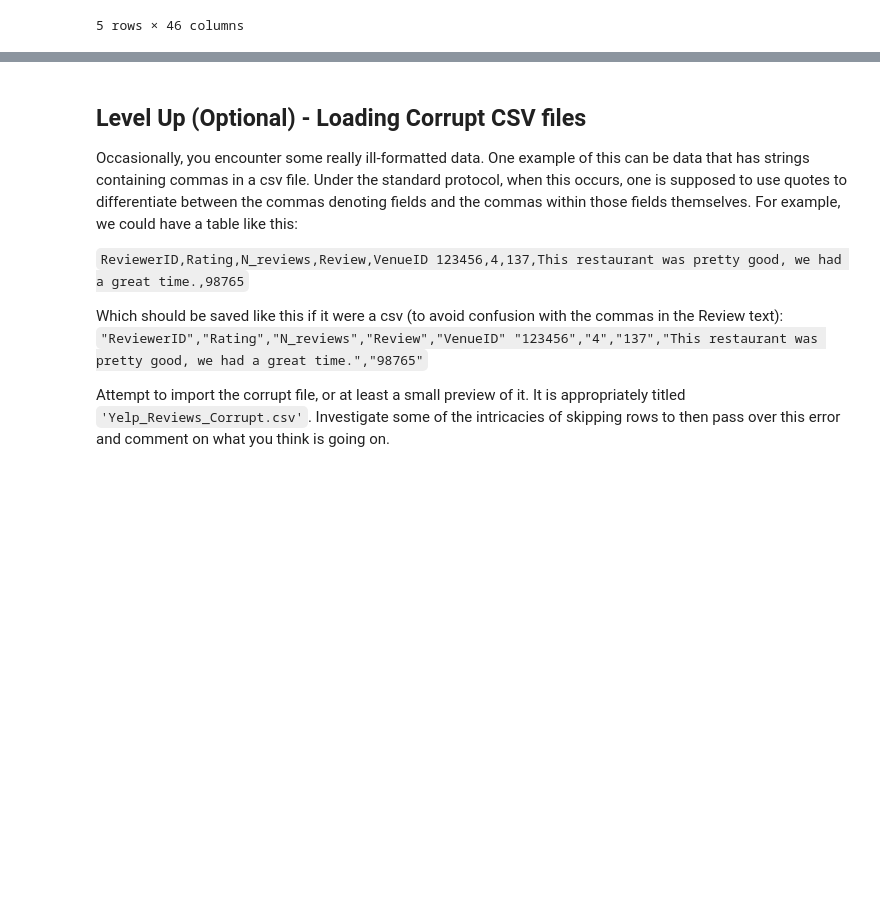
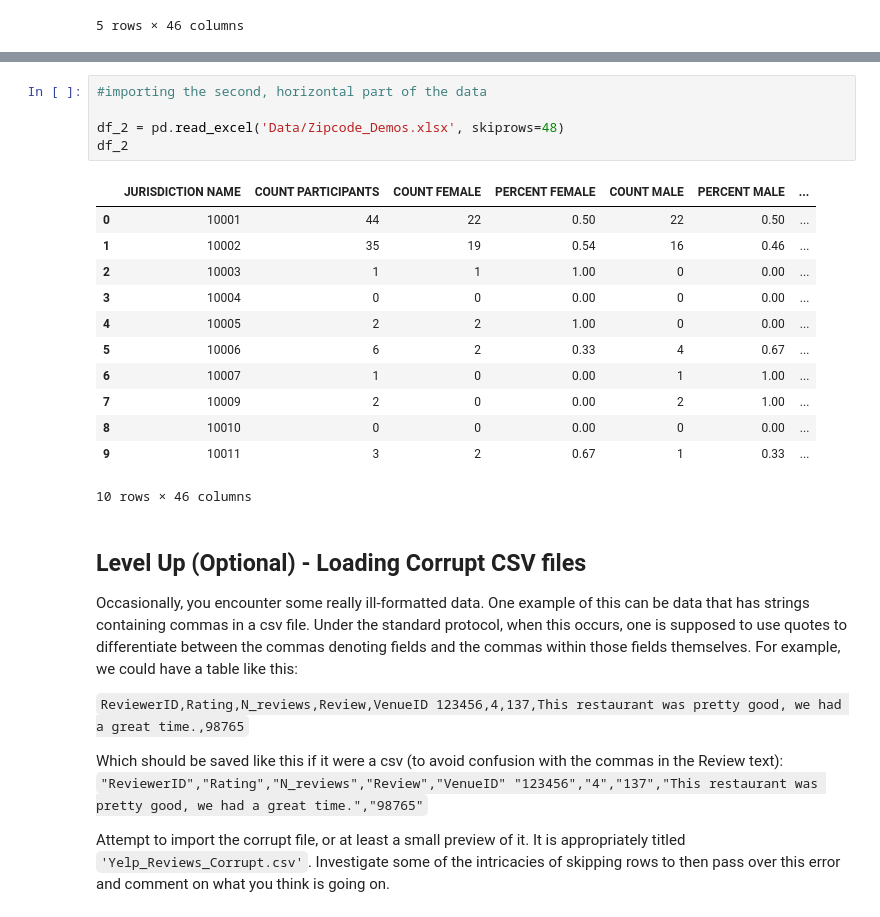
Before and after one commit to marxmayama/dsc-importing-data-using-pandas-lab, a Jupyter notebook: index.ipynb, the cells around one changed output, grey strips where cells are left out. Drawn from its saved outputs; the diff is of its cells as text; blank space fills up the shorter version.

```diff
--- a/index.ipynb
+++ b/index.ipynb
@@ -48,3 +72,21 @@ df.tail()
+# %%
+#importing the second, horizontal part of the data
+
+df_2 = pd.read_excel('Data/Zipcode_Demos.xlsx', skiprows=48)
+df_2
+# %% [output]
+|  | JURISDICTION NAME | COUNT PARTICIPANTS | COUNT FEMALE | PERCENT FEMALE | COUNT MALE | PERCENT MALE | ... |
+| 0 | 10001 | 44 | 22 | 0.50 | 22 | 0.50 | ... |
+| 1 | 10002 | 35 | 19 | 0.54 | 16 | 0.46 | ... |
+| 2 | 10003 | 1 | 1 | 1.00 | 0 | 0.00 | ... |
+| 3 | 10004 | 0 | 0 | 0.00 | 0 | 0.00 | ... |
+| 4 | 10005 | 2 | 2 | 1.00 | 0 | 0.00 | ... |
+| 5 | 10006 | 6 | 2 | 0.33 | 4 | 0.67 | ... |
+| 6 | 10007 | 1 | 0 | 0.00 | 1 | 1.00 | ... |
+| 7 | 10009 | 2 | 0 | 0.00 | 2 | 1.00 | ... |
+| 8 | 10010 | 0 | 0 | 0.00 | 0 | 0.00 | ... |
+| 9 | 10011 | 3 | 2 | 0.67 | 1 | 0.33 | ... |
+10 rows × 46 columns
 # %% [markdown]
 ## Level Up (Optional) - Loading Corrupt CSV files
 
```
Also changed, not shown: parts of 4 cells of this notebook.
